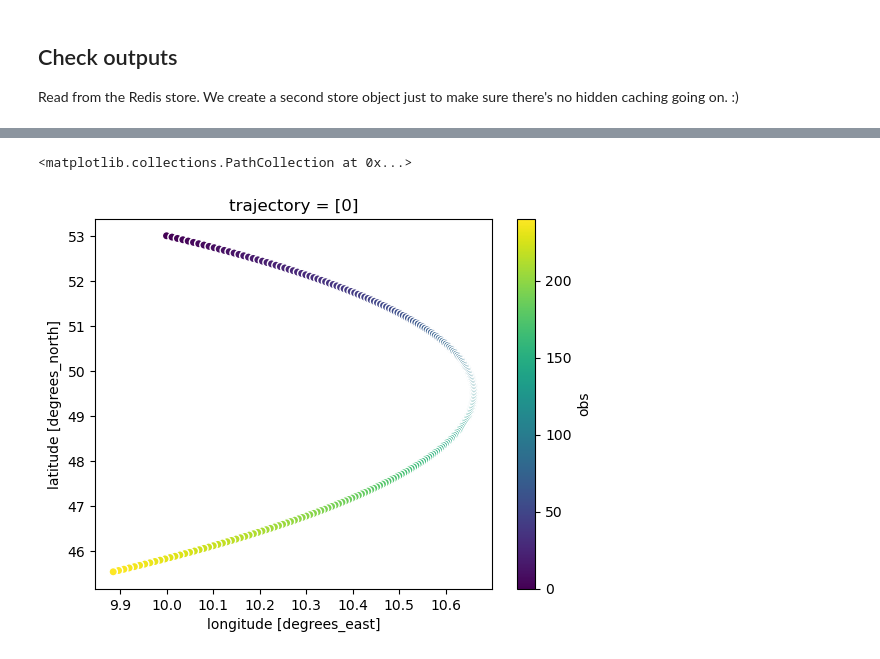
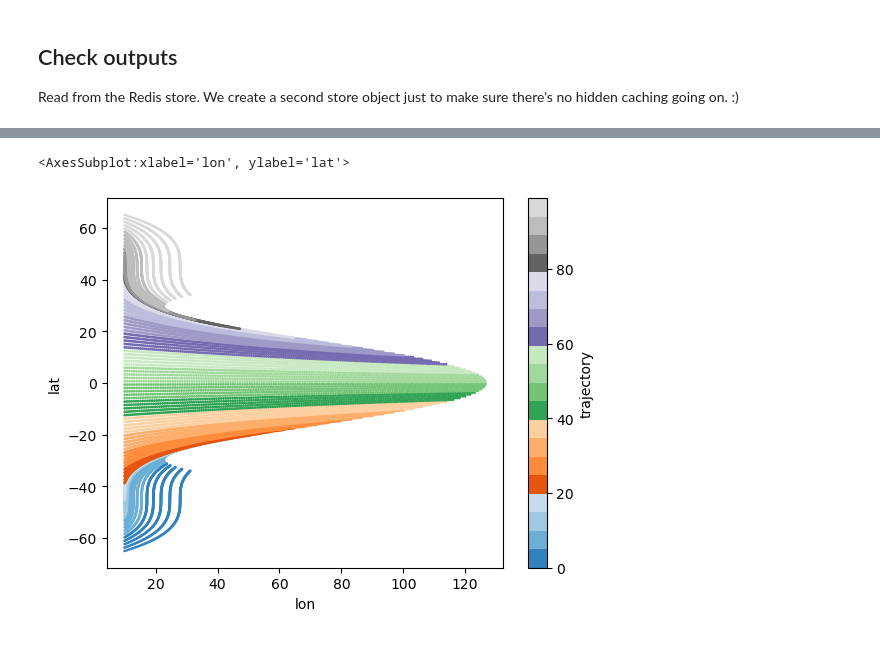
Before and after one commit to willirath/oceanparcels_diskless, a Jupyter notebook: parcels/notebooks/2023-02-03_first_steps.ipynb, the cells around one changed output, grey strips where cells are left out. Saved outputs shown, nothing was run; the diff lists cells and outputs as text; code cells hidden in the pictures.

```diff
--- a/parcels/notebooks/2023-02-03_first_steps.ipynb
+++ b/parcels/notebooks/2023-02-03_first_steps.ipynb
@@ -106,5 +182,5 @@ ds_out = xr.open_zarr(outstore_opened_again)
 # %%
-ds_out.plot.scatter(x="lon", y="lat")
+ds_out.to_dataframe().reset_index().plot.scatter(x="lon", y="lat", c="trajectory", s=1, cmap="tab20c")
 # %% [output]
-<matplotlib.collections.PathCollection at 0x...>
+<AxesSubplot:xlabel='lon', ylabel='lat'>
-[figure, old version]
+[figure, new version]
```
Also changed, not shown: parts of 8 cells of this notebook.
